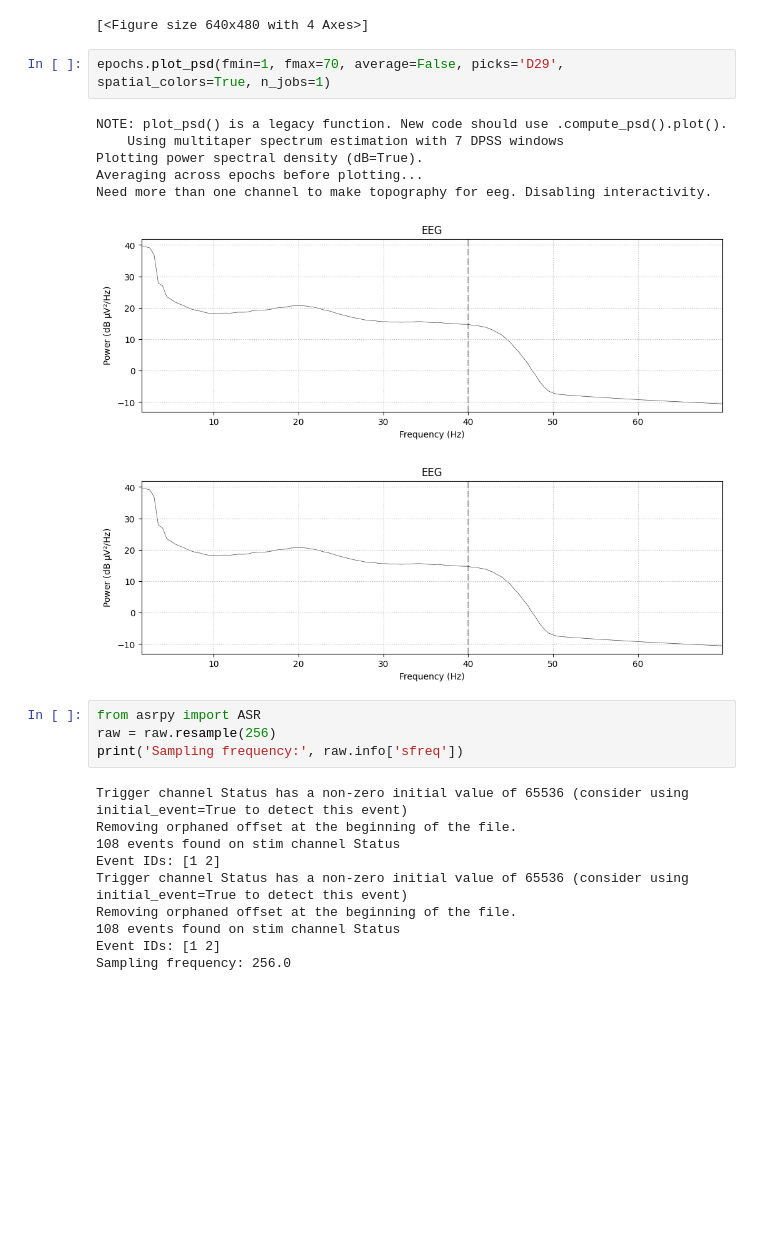
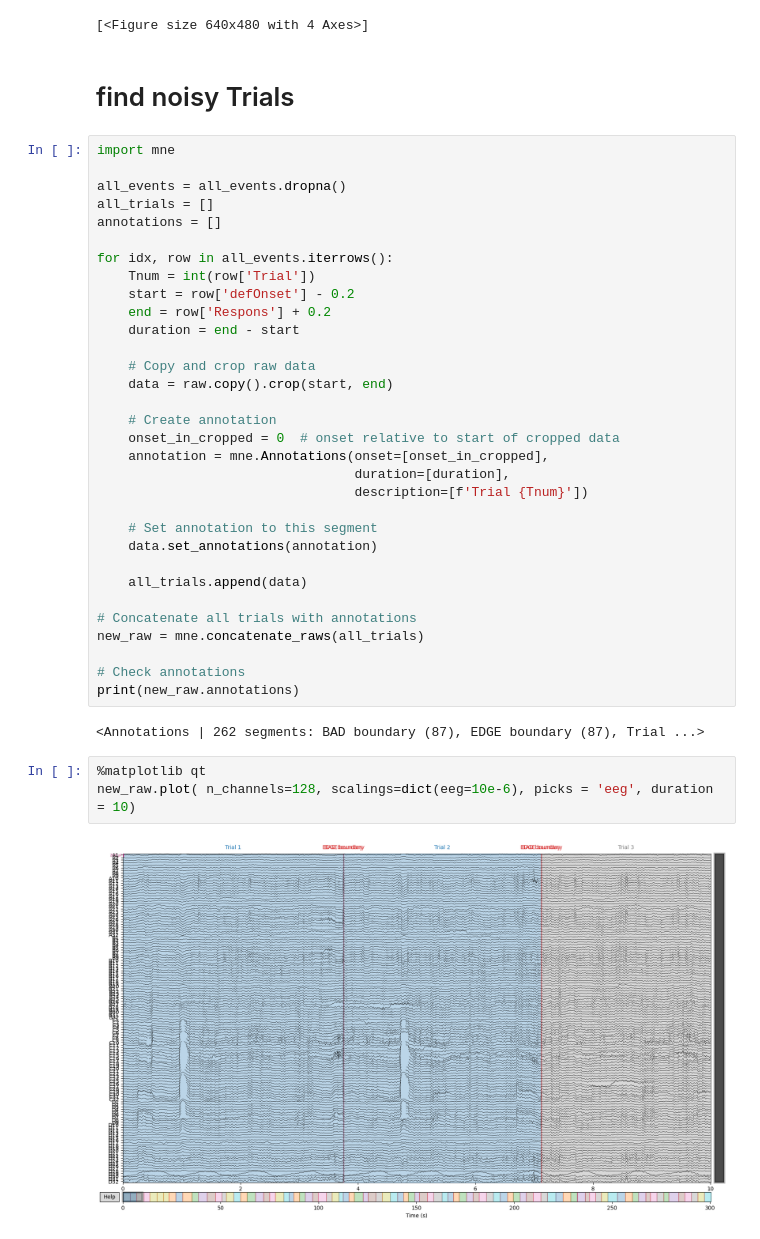
Before and after one commit to MohammadMMK/EEG-analysis-pipeline, a Jupyter notebook: notebooks/subject-preprocess/601.ipynb, the cells around one changed output. Drawn from its saved outputs; the diff is of its cells as text; blank space fills up the shorter version.

```diff
--- a/notebooks/subject-preprocess/601.ipynb
+++ b/notebooks/subject-preprocess/601.ipynb
@@ -172,27 +165,44 @@ No baseline correction applied
 0 projection items activated
 [figure]
 [<Figure size 640x480 with 4 Axes>]
-# %%
-epochs.plot_psd(fmin=1, fmax=70, average=False, picks='D29', spatial_colors=True, n_jobs=1)
-# %% [output]
-NOTE: plot_psd() is a legacy function. New code should use .compute_psd().plot().
-    Using multitaper spectrum estimation with 7 DPSS windows
-Plotting power spectral density (dB=True).
-Averaging across epochs before plotting...
-Need more than one channel to make topography for eeg. Disabling interactivity.
-[figure, removed]
-[figure, removed]
-# %%
-from asrpy import ASR
-raw = raw.resample(256)
-print('Sampling frequency:', raw.info['sfreq'])
-# %% [output]
-Trigger channel Status has a non-zero initial value of 65536 (consider using initial_event=True to detect this event)
-Removing orphaned offset at the beginning of the file.
-108 events found on stim channel Status
-Event IDs: [1 2]
-Trigger channel Status has a non-zero initial value of 65536 (consider using initial_event=True to detect this event)
-Removing orphaned offset at the beginning of the file.
-108 events found on stim channel Status
-Event IDs: [1 2]
-Sampling frequency: 256.0
+# %% [markdown]
+# find noisy Trials
+# %%
+import mne
+
+all_events = all_events.dropna()
+all_trials = []
+annotations = []
+
+for idx, row in all_events.iterrows():
+    Tnum = int(row['Trial'])
+    start = row['defOnset'] - 0.2
+    end = row['Respons'] + 0.2
+    duration = end - start
+
+    # Copy and crop raw data
+    data = raw.copy().crop(start, end)
+
+    # Create annotation
+    onset_in_cropped = 0  # onset relative to start of cropped data
+    annotation = mne.Annotations(onset=[onset_in_cropped],
+                                 duration=[duration],
+                                 description=[f'Trial {Tnum}'])
+
+    # Set annotation to this segment
+    data.set_annotations(annotation)
+
+    all_trials.append(data)
+
+# Concatenate all trials with annotations
+new_raw = mne.concatenate_raws(all_trials)
+
+# Check annotations
+print(new_raw.annotations)
+# %% [output]
+<Annotations | 262 segments: BAD boundary (87), EDGE boundary (87), Trial ...>
+# %%
+%matplotlib qt
+new_raw.plot( n_channels=128, scalings=dict(eeg=10e-6), picks = 'eeg', duration = 10)
+# %% [output]
+[figure, added]
```
Also changed, not shown: parts of 15 cells of this notebook, 5 other files.
